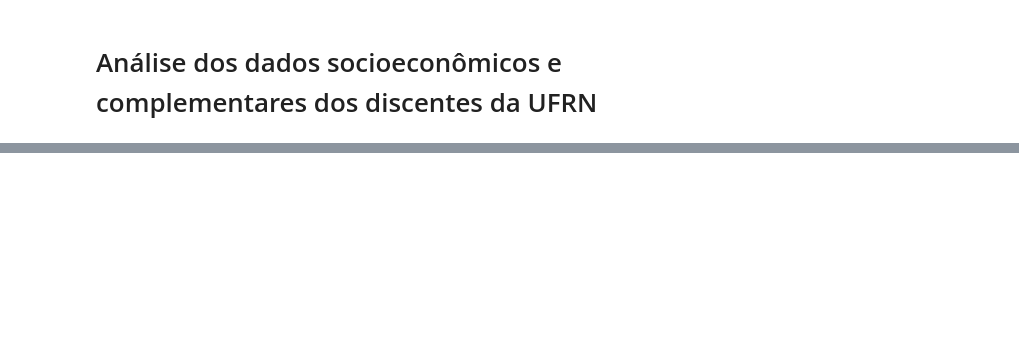
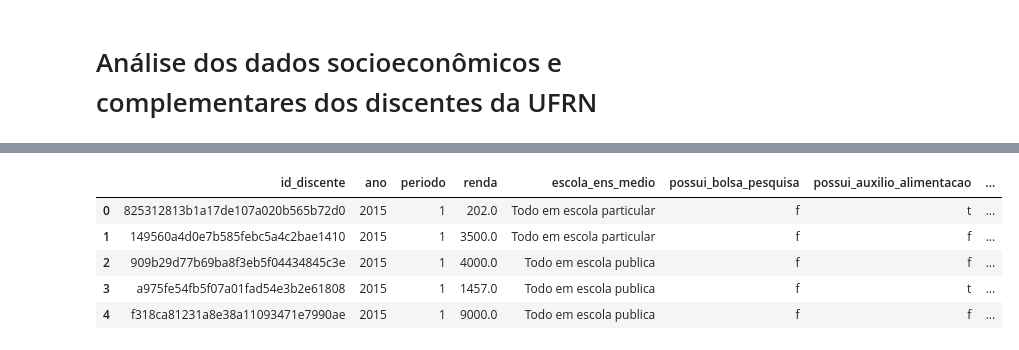
Before and after one commit to alvarofpp/imd0511-discentes, a Jupyter notebook: main.ipynb, the cells around one changed output, grey strips where cells are left out. Cells and saved outputs as stored; diff of their text form; code cells hidden in the pictures; blank space fills up the shorter version.

```diff
--- a/main.ipynb
+++ b/main.ipynb
@@ -27,0 +145,9 @@ FileNotFoundError: File b'data/cursos-ufrn.csv' does not exist
+# %%
+dfs['socioeconomicos'].head()
+# %% [output]
+|  | id_discente | ano | periodo | renda | escola_ens_medio | possui_bolsa_pesquisa | possui_auxilio_alimentacao | ... |
+| 0 | 825312813b1a17de107a020b565b72d0 | 2015 | 1 | 202.0 | Todo em escola particular | f | t | ... |
+| 1 | 149560a4d0e7b585febc5a4c2bae1410 | 2015 | 1 | 3500.0 | Todo em escola particular | f | f | ... |
+| 2 | 909b29d77b69ba8f3eb5f04434845c3e | 2015 | 1 | 4000.0 | Todo em escola publica | f | f | ... |
+| 3 | a975fe54fb5f07a01fad54e3b2e61808 | 2015 | 1 | 1457.0 | Todo em escola publica | f | t | ... |
+| 4 | f318ca81231a8e38a11093471e7990ae | 2015 | 1 | 9000.0 | Todo em escola publica | f | f | ... |
```
Also changed, not shown: parts of 15 cells of this notebook.
